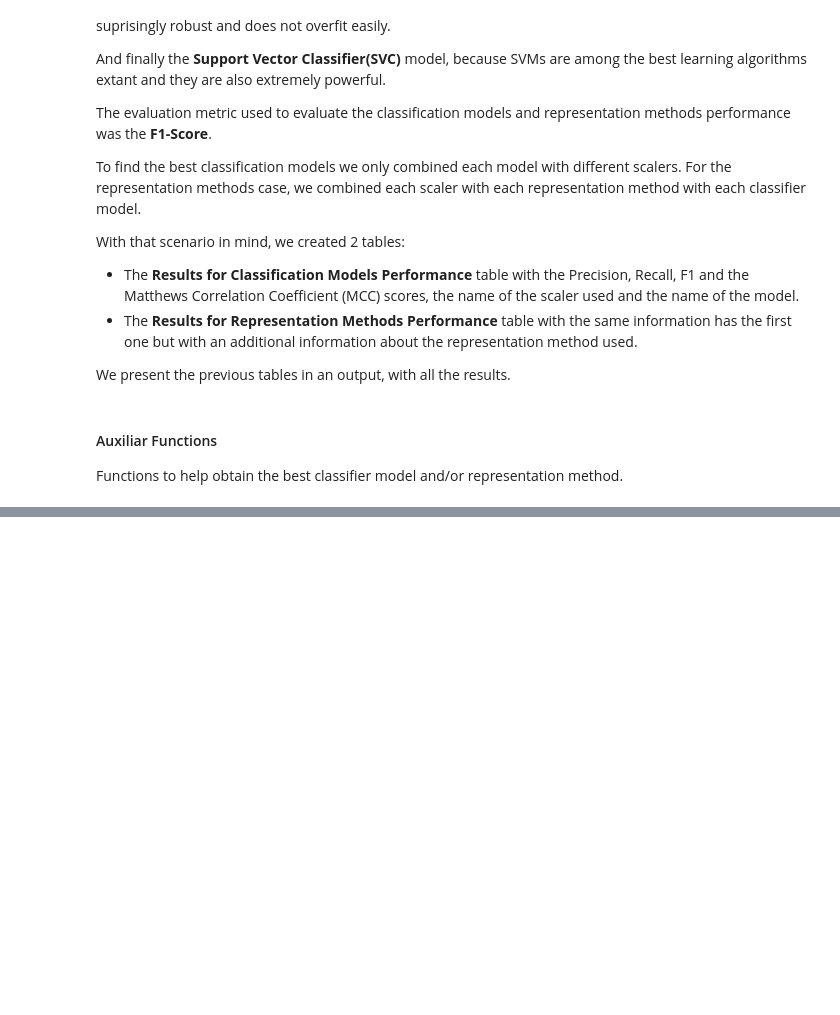
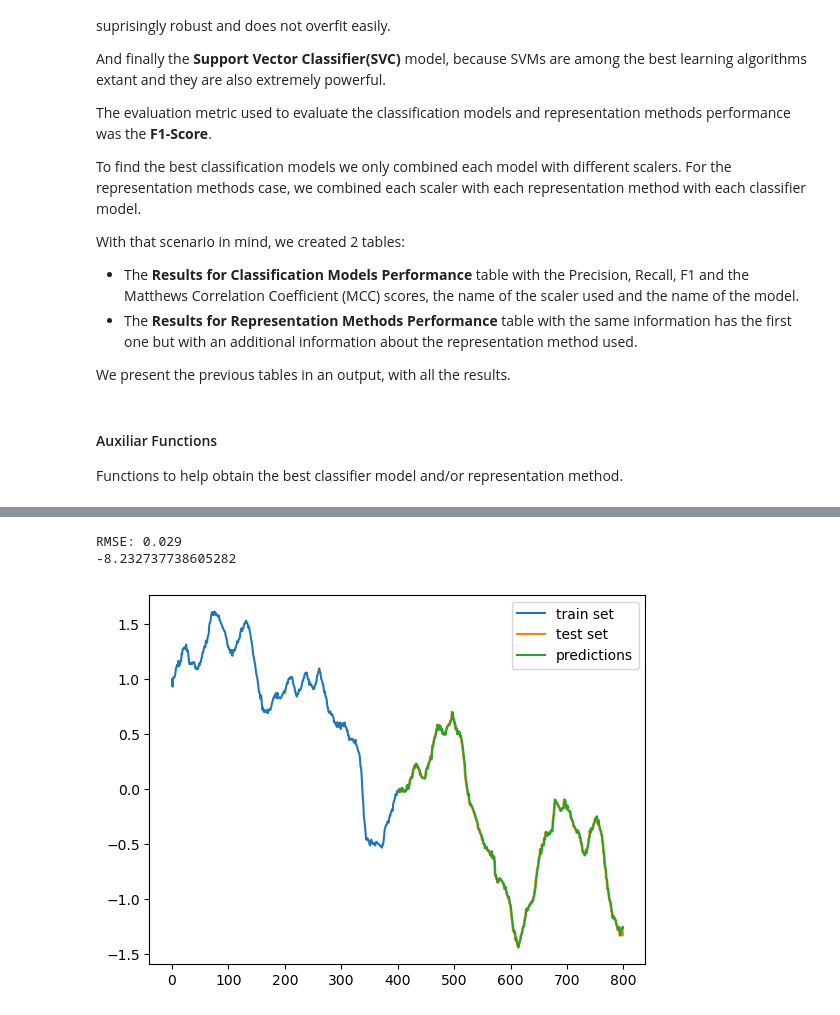
Before and after one commit to bodeborder/fcul-advanced-machine-learning, a Jupyter notebook: P2/AAA2324_P2_62931_54853.ipynb, the cells around one changed output, grey strips where cells are left out. Drawn from its saved outputs; the diff is of its cells as text; code cells hidden in the pictures; blank space fills up the shorter version.

Commit message:
Part 2 results

```diff
--- a/P2/AAA2324_P2_62931_54853.ipynb
+++ b/P2/AAA2324_P2_62931_54853.ipynb
@@ -530,0 +625,45 @@ series, as the evaluation metrics seem rather positive.
+# %%
+# prepare data
+X = dataset.values
+X = X.astype('float32')
+train_size = int(len(X) * 0.50) # split dataset 50% for training and 50% for testing
+train, test = X[0:train_size], X[train_size:]
+
+# walk-forward validation
+history = [x for x in train]
+predictions = []
+for i in range(len(test)):
+  # predict
+  yhat = history[-1] # this method only uses the last observation as prediction
+  predictions.append(yhat)
+  # observation
+  obs = test[i]
+  history.append(obs)
+  #print('>Predicted=%.3f, Expected=%3.f' % (yhat, obs))
+# report performance
+rmse = sqrt(mean_squared_error(test, predictions))
+print('RMSE: %.3f' % rmse)
+
+ct = 0
+for j in range(0,len(test)):
+    ct += test[j]
+
+avg_test = ct /len(test)
+percentage = (rmse * 100) /avg_test
+print(percentage)
+# %% [output]
+RMSE: 0.029
+-8.232737738605282
+# %%
+t = np.array([x for x in test])
+t = t.flatten()
+
+# plot predictions and expected results
+pyplot.plot(train)
+#pyplot.plot([None for i in train] + t)
+pyplot.plot([None for i in train] + [x for x in t])
+pyplot.plot([None for i in train] + [x for x in predictions])
+pyplot.legend(['train set','test set','predictions'])
+pyplot.show()
+# %% [output]
+[figure, added]
```
Also changed, not shown: parts of 54 cells of this notebook.
